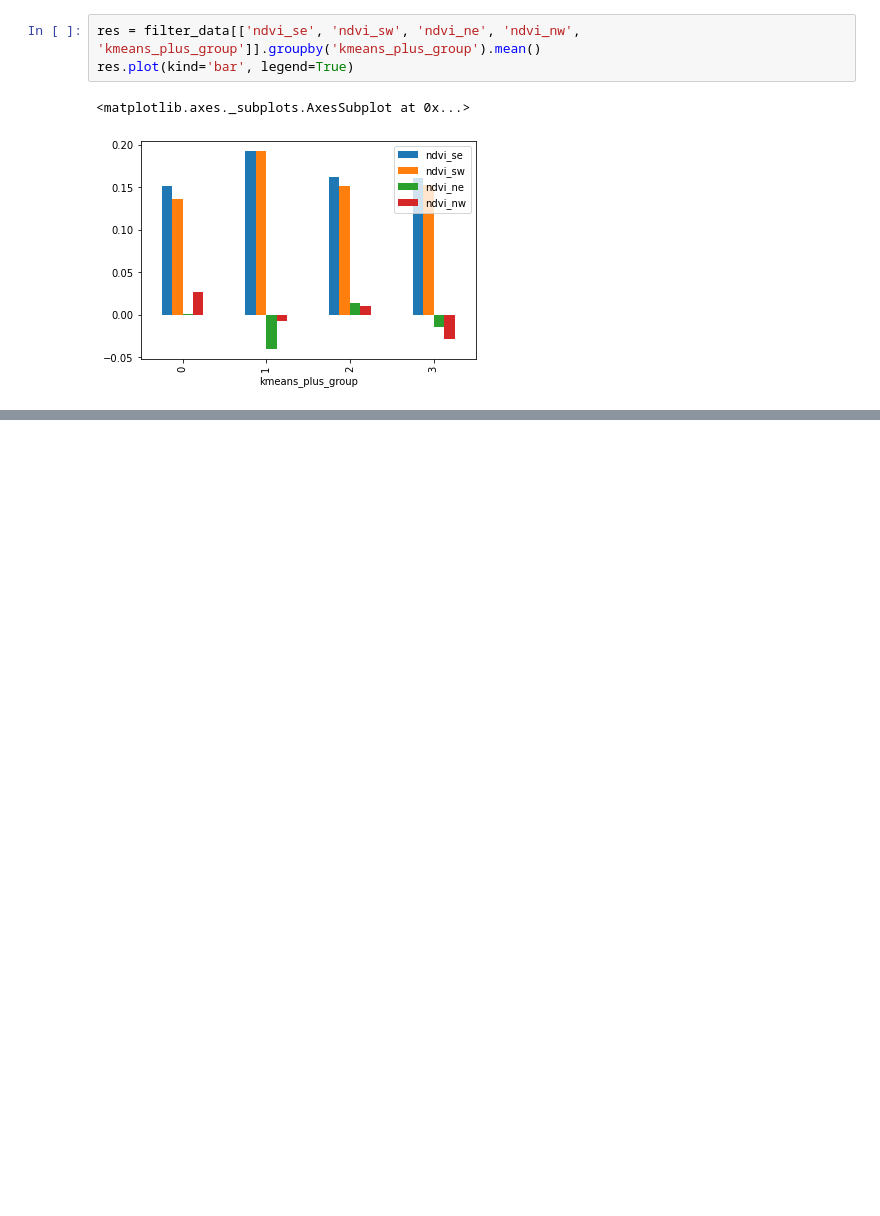
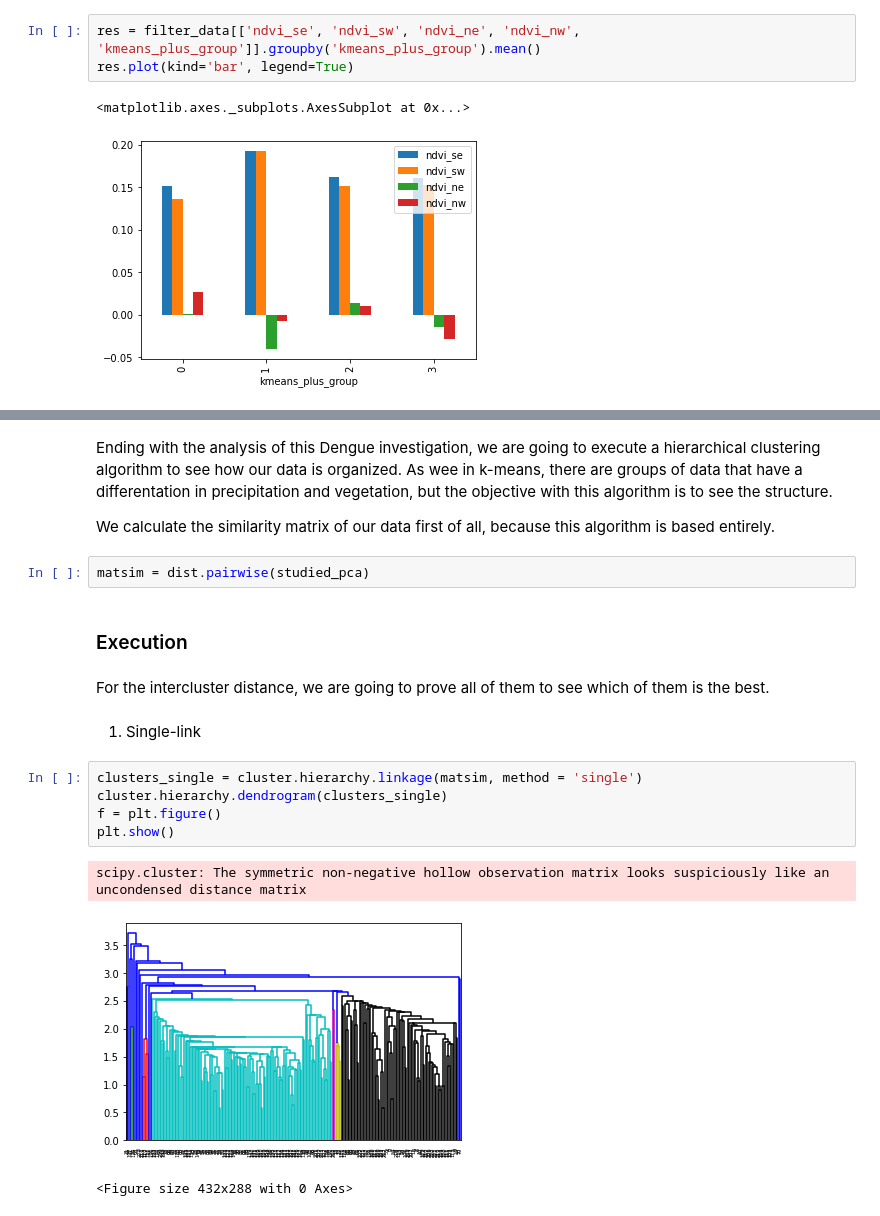
Before and after one commit to raulbs7/Machine-Learning-Techniques-Project, a Jupyter notebook: Milestone1.ipynb, the cells around one changed output, grey strips where cells are left out. Cells and saved outputs as stored; diff of their text form; blank space fills up the shorter version.

```diff
--- a/Milestone1.ipynb
+++ b/Milestone1.ipynb
@@ -629,0 +643,23 @@ At this point, we can conclude that k-means had classificated our data by the di
+# %% [markdown]
+Ending with the analysis of this Dengue investigation, we are going to execute a hierarchical clustering algorithm to see how our data is organized. As wee in k-means, there are groups of data that have a differentation in precipitation and vegetation, but the objective with this algorithm is to see the structure.
+
+We calculate the similarity matrix of our data first of all, because this algorithm is based entirely.
+# %%
+matsim = dist.pairwise(studied_pca)
+# %% [markdown]
+### Execution
+# %% [markdown]
+For the intercluster distance, we are going to prove all of them to see which of them is the best.
+# %% [markdown]
+
+
+1.   Single-link
+# %%
+clusters_single = cluster.hierarchy.linkage(matsim, method = 'single')
+cluster.hierarchy.dendrogram(clusters_single)
+f = plt.figure()
+plt.show()
+# %% [output]
+scipy.cluster: The symmetric non-negative hollow observation matrix looks suspiciously like an uncondensed distance matrix
+[figure, added]
+<Figure size 432x288 with 0 Axes>
```
Also changed, not shown: parts of 25 cells of this notebook.
